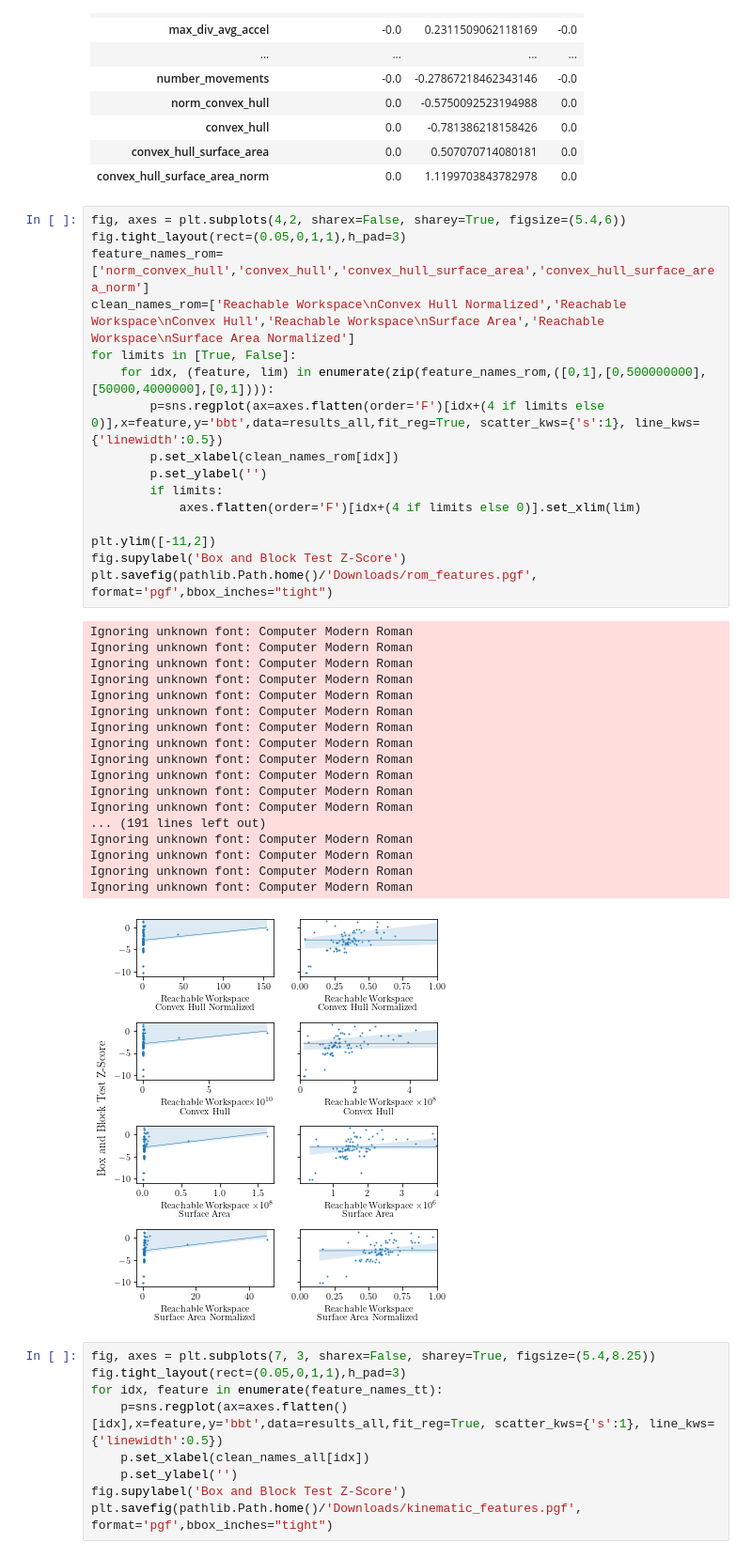
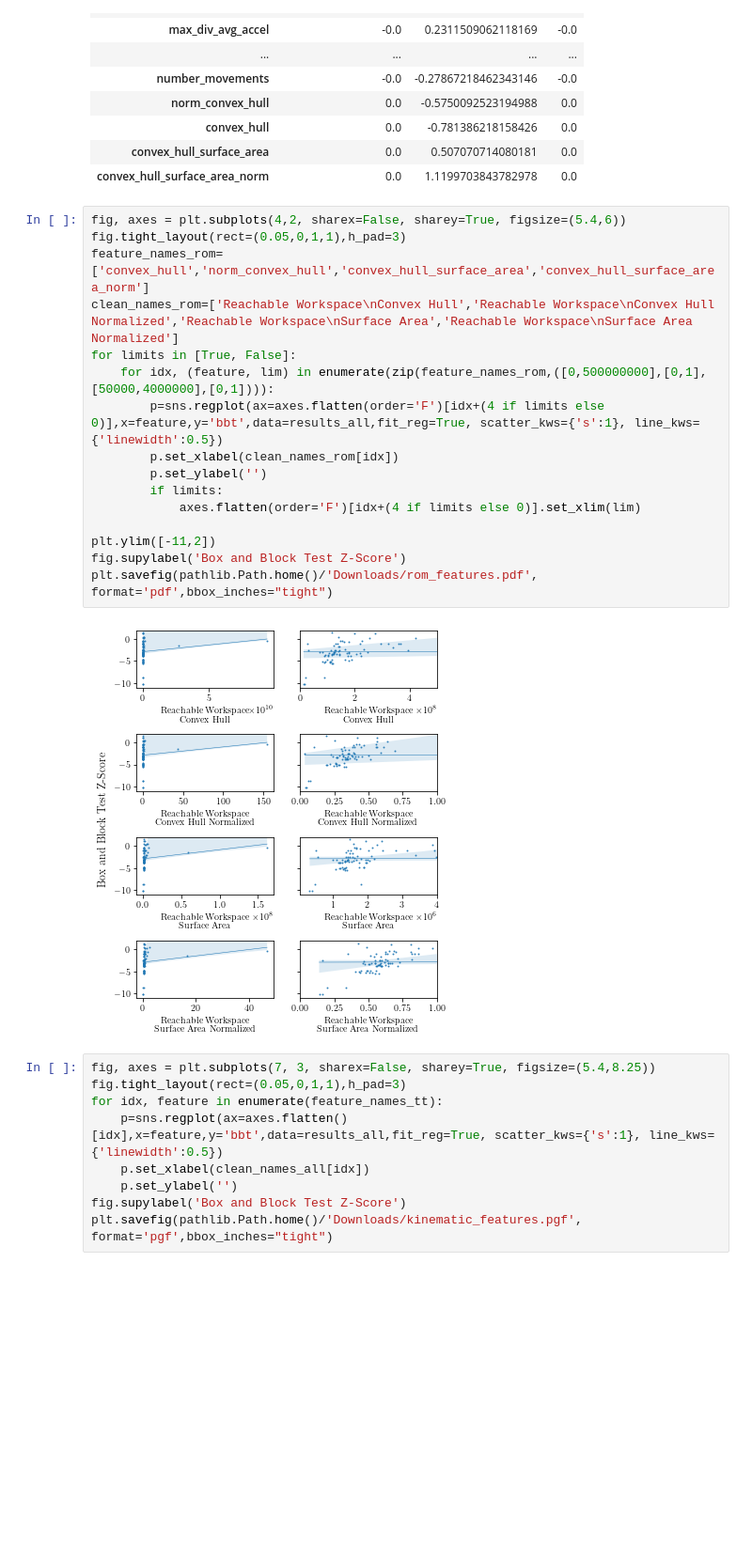
Before and after one commit to Rehab-Robotics-Lab/FloAssessmentPipeline, a Jupyter notebook: notebooks/Feature BBT Regression.ipynb, the cells around one changed output. Shown: that part at 94% size. Drawn from its saved outputs; the diff is of its cells as text; blank space fills up the shorter version.

```diff
--- a/notebooks/Feature BBT Regression.ipynb
+++ b/notebooks/Feature BBT Regression.ipynb
@@ -391,38 +391,21 @@ coef.T
 # %%
 fig, axes = plt.subplots(4,2, sharex=False, sharey=True, figsize=(5.4,6))
 fig.tight_layout(rect=(0.05,0,1,1),h_pad=3)
-feature_names_rom=['norm_convex_hull','convex_hull','convex_hull_surface_area','convex_hull_surface_area_norm']
-clean_names_rom=['Reachable Workspace\nConvex Hull Normalized','Reachable Workspace\nConvex Hull','Reachable Workspace\nSurface Area','Reachable Workspace\nSurface Area Normalized']
+feature_names_rom=['convex_hull','norm_convex_hull','convex_hull_surface_area','convex_hull_surface_area_norm']
+clean_names_rom=['Reachable Workspace\nConvex Hull','Reachable Workspace\nConvex Hull Normalized','Reachable Workspace\nSurface Area','Reachable Workspace\nSurface Area Normalized']
 for limits in [True, False]:
-    for idx, (feature, lim) in enumerate(zip(feature_names_rom,([0,1],[0,500000000],[50000,4000000],[0,1]))):
+    for idx, (feature, lim) in enumerate(zip(feature_names_rom,([0,500000000],[0,1],[50000,4000000],[0,1]))):
         p=sns.regplot(ax=axes.flatten(order='F')[idx+(4 if limits else 0)],x=feature,y='bbt',data=results_all,fit_reg=True, scatter_kws={'s':1}, line_kws={'linewidth':0.5})
         p.set_xlabel(clean_names_rom[idx])
         p.set_ylabel('')
         if limits:
             axes.flatten(order='F')[idx+(4 if limits else 0)].set_xlim(lim)
 
 plt.ylim([-11,2])
 fig.supylabel('Box and Block Test Z-Score')
-plt.savefig(pathlib.Path.home()/'Downloads/rom_features.pgf', format='pgf',bbox_inches="tight")
+plt.savefig(pathlib.Path.home()/'Downloads/rom_features.pdf', format='pdf',bbox_inches="tight")
 # %% [output]
-Ignoring unknown font: Computer Modern Roman
-Ignoring unknown font: Computer Modern Roman
-Ignoring unknown font: Computer Modern Roman
-Ignoring unknown font: Computer Modern Roman
-Ignoring unknown font: Computer Modern Roman
-Ignoring unknown font: Computer Modern Roman
-Ignoring unknown font: Computer Modern Roman
-Ignoring unknown font: Computer Modern Roman
-Ignoring unknown font: Computer Modern Roman
-Ignoring unknown font: Computer Modern Roman
-Ignoring unknown font: Computer Modern Roman
-Ignoring unknown font: Computer Modern Roman
-... (191 lines left out)
-Ignoring unknown font: Computer Modern Roman
-Ignoring unknown font: Computer Modern Roman
-Ignoring unknown font: Computer Modern Roman
-Ignoring unknown font: Computer Modern Roman
-[figure, old version]
+[figure, new version]
 # %%
 fig, axes = plt.subplots(7, 3, sharex=False, sharey=True, figsize=(5.4,8.25))
 fig.tight_layout(rect=(0.05,0,1,1),h_pad=3)
```
Also changed, not shown: parts of 20 cells of this notebook.
